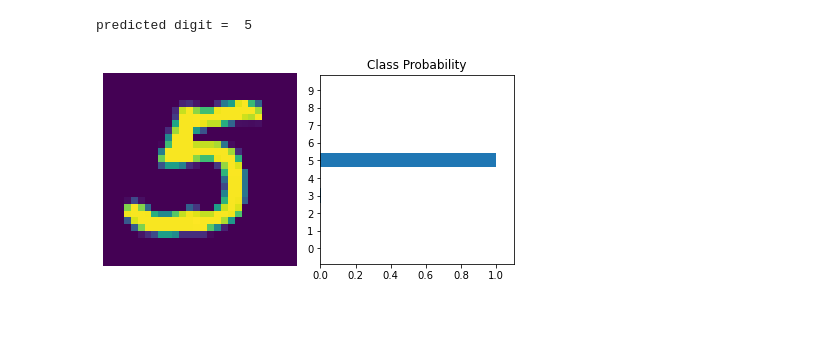
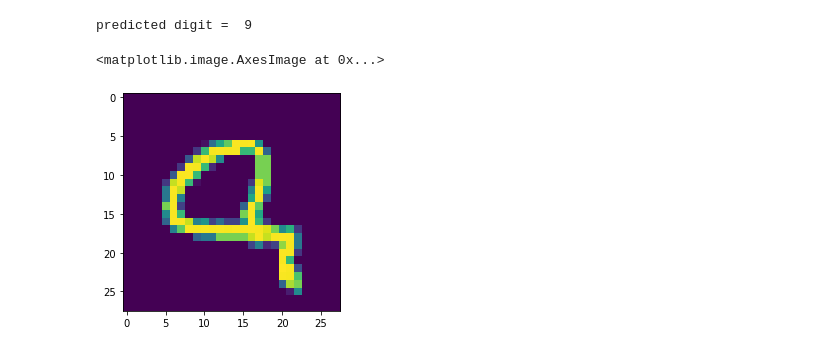
Before and after one commit to cibo-ai/mnist-draw, a Jupyter notebook: build_model.ipynb, the cells around one changed output. Saved outputs shown, nothing was run; the diff lists cells and outputs as text; code cells hidden in the pictures; blank space fills up the shorter version.

```diff
--- a/build_model.ipynb
+++ b/build_model.ipynb
@@ -12,7 +13,11 @@ transform = transforms.Compose([transforms.ToTensor(),
                               transforms.Normalize((0.5,),(0.5,))
                               ])
 # %%
+batch_size = 64
+# Download the training and testing MNIST dataset
 trainset = datasets.MNIST('training-data', download=True, train=True, transform = transform)
 valset = datasets.MNIST('training-data', download=True, train=False, transform = transform)
-trainloader = torch.utils.data.DataLoader(trainset, batch_size=64, shuffle=True)
-valloader = torch.utils.data.DataLoader(valset, batch_size=64, shuffle=True)
+
+# Partitioning the dataset into batches for training and testing
+trainloader = torch.utils.data.DataLoader(trainset, batch_size=batch_size, shuffle=True)
+valloader = torch.utils.data.DataLoader(valset, batch_size=batch_size, shuffle=True)
@@ -103,0 +42,26 @@ Training time (in minutes) = 2.7070234179496766
+# %%
+# model
+import torch.nn.functional as F
+
+model = nn.Sequential(
+            # Convolutional layers
+            nn.Conv2d(in_channels=1, out_channels=12, kernel_size=3, stride=1, padding=1, bias=False),
+            nn.BatchNorm2d(12),
+            nn.ReLU(),
+            nn.Conv2d(in_channels=12, out_channels=24, kernel_size=6, stride=2, padding=2, bias=False),
+            nn.BatchNorm2d(24),
+            nn.ReLU(),
+            nn.Conv2d(in_channels=24, out_channels=32, kernel_size=6, stride=2, padding=2, bias=False),
+            nn.BatchNorm2d(32),
+            nn.ReLU(),
+
+            # Flatten the input to feed into the dense layers
+            nn.Flatten(),
+
+            # Dense layers
+            nn.Linear(in_features=32*7*7, out_features=200, bias=False),
+            nn.BatchNorm1d(200),
+            nn.ReLU(),
+            nn.Dropout(p=0.3),
+            nn.Linear(in_features=200, out_features=10, bias=False),
+            nn.LogSoftmax(dim=1))
@@ -104,13 +115,15 @@ Training time (in minutes) = 2.7070234179496766
 # %%
+# An image prediction, output a class probability
 images , labels = next(iter(valloader))
-img = images[0].view(1, 784)
 with torch.no_grad():
-    logps = model(img)
+    logps = model(images)
 
 ps = torch.exp(logps)
 probab = list(ps.numpy()[0])
 print("predicted digit = ", probab.index(max(probab)))
-view_classify(img.view(1, 28, 28), ps)
+plt.imshow(images[0][0])
+#view_classify(img.view(1, 28, 28), ps)
 # %% [output]
-predicted digit =  5
+predicted digit =  9
+<matplotlib.image.AxesImage at 0x...>
-[figure, old version]
+[figure, new version]
```
Also changed, not shown: parts of 13 cells of this notebook, 3 other files.
